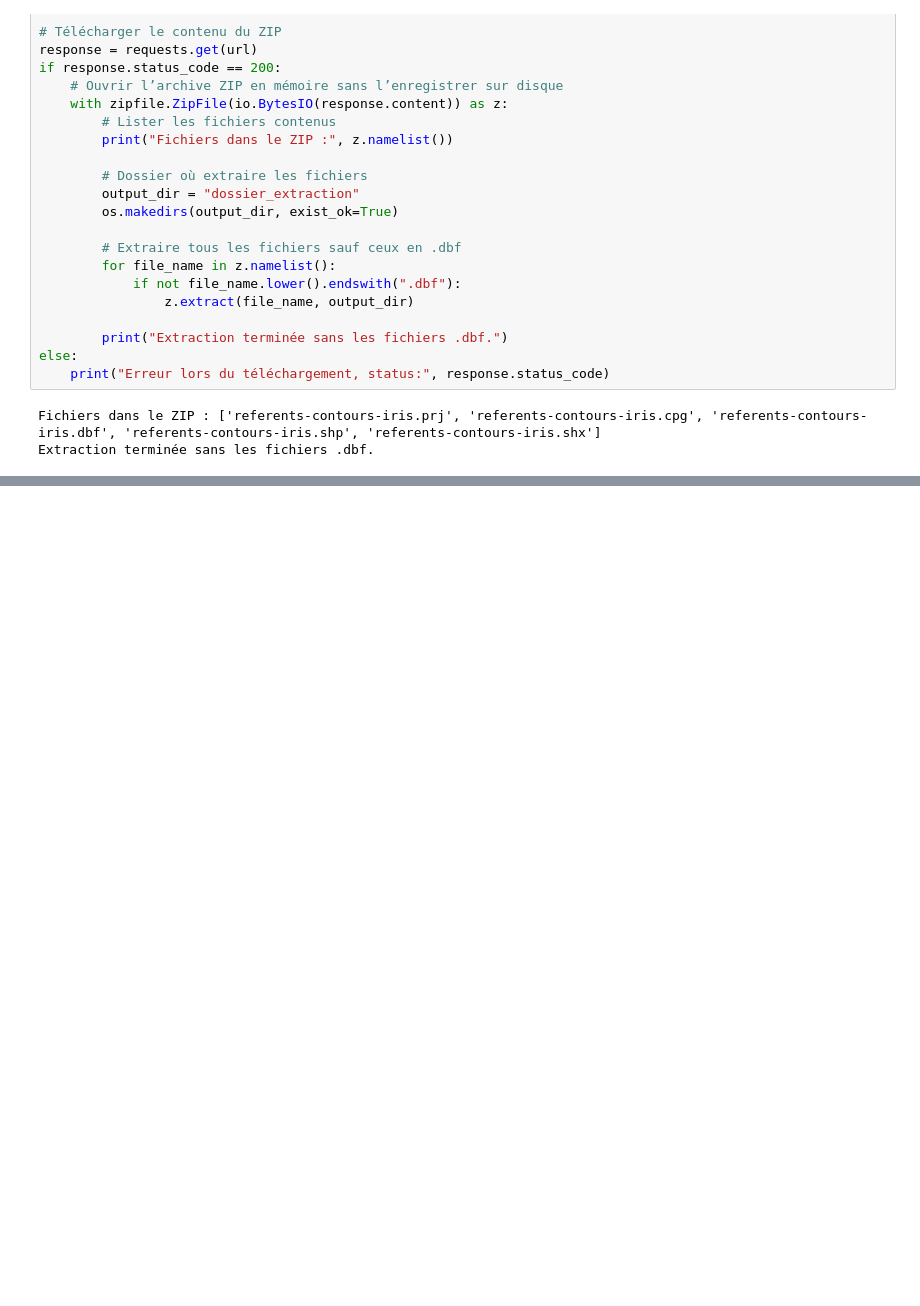
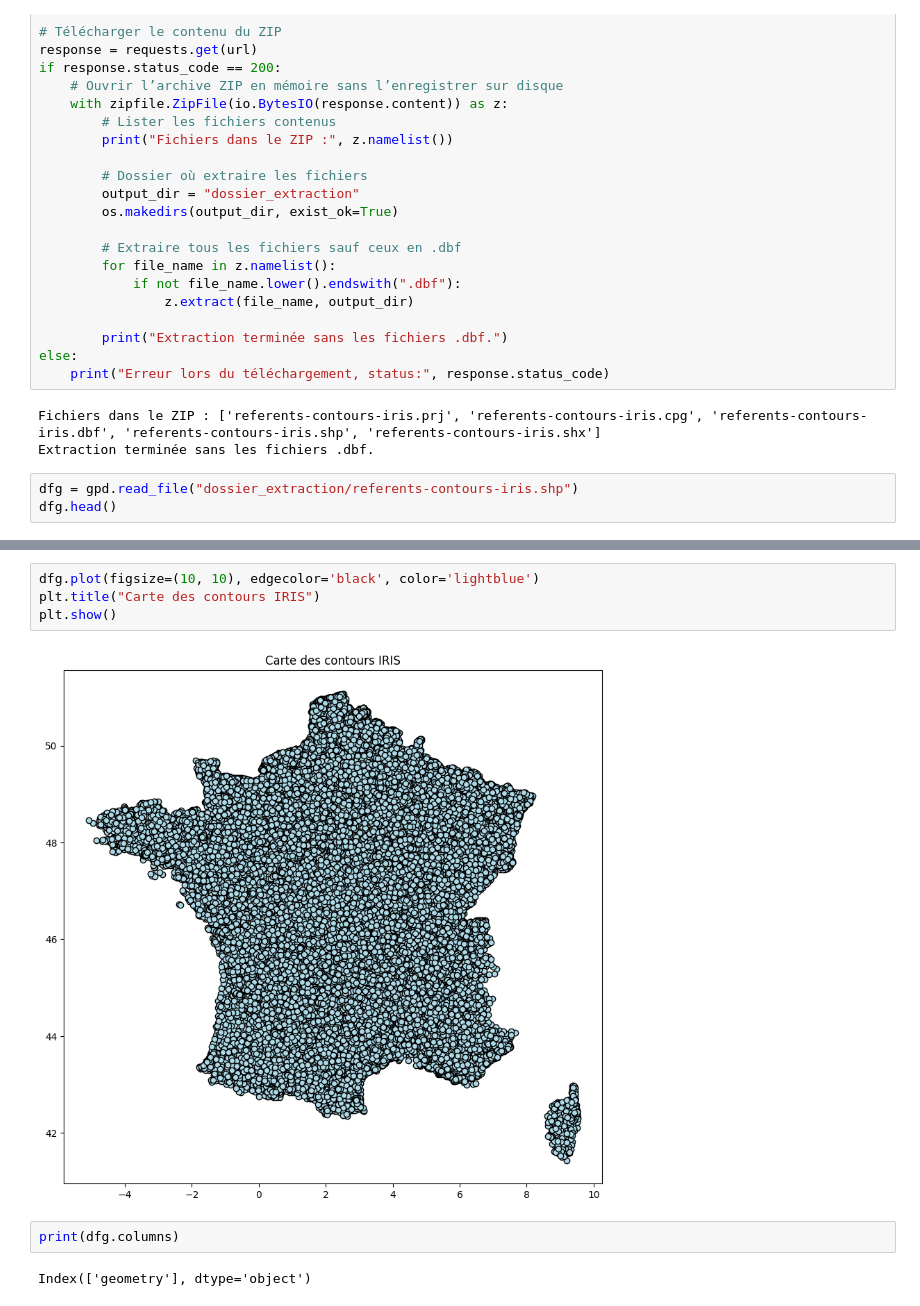
Before and after one commit to margaux-heam/projet_python, a Jupyter notebook: code.ipynb, the cells around one changed output, grey strips where cells are left out. Drawn from its saved outputs; the diff is of its cells as text; blank space fills up the shorter version.

```diff
--- a/code.ipynb
+++ b/code.ipynb
@@ -49,3 +51,6 @@ else:
 # %% [output]
 Fichiers dans le ZIP : ['referents-contours-iris.prj', 'referents-contours-iris.cpg', 'referents-contours-iris.dbf', 'referents-contours-iris.shp', 'referents-contours-iris.shx']
 Extraction terminée sans les fichiers .dbf.
+# %%
+dfg = gpd.read_file("dossier_extraction/referents-contours-iris.shp")
+dfg.head()
@@ -51,0 +64,10 @@ Extraction terminée sans les fichiers .dbf.
+# %%
+dfg.plot(figsize=(10, 10), edgecolor='black', color='lightblue')
+plt.title("Carte des contours IRIS")
+plt.show()
+# %% [output]
+[figure, added]
+# %%
+print(dfg.columns)
+# %% [output]
+Index(['geometry'], dtype='object')
```
Also changed, not shown: parts of 4 cells of this notebook.
